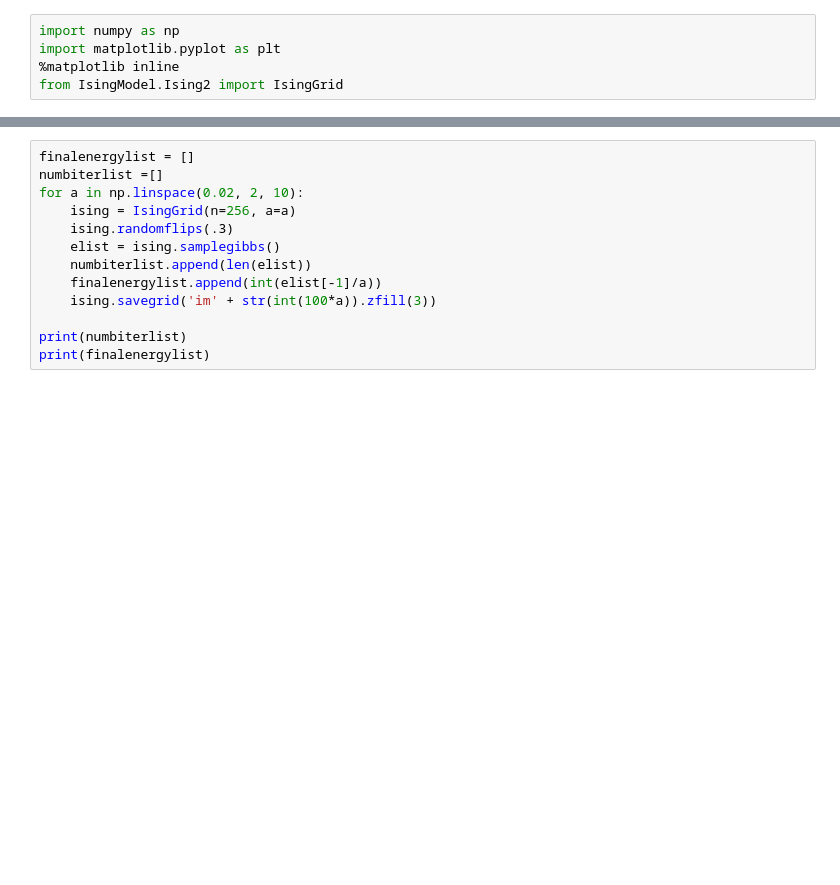
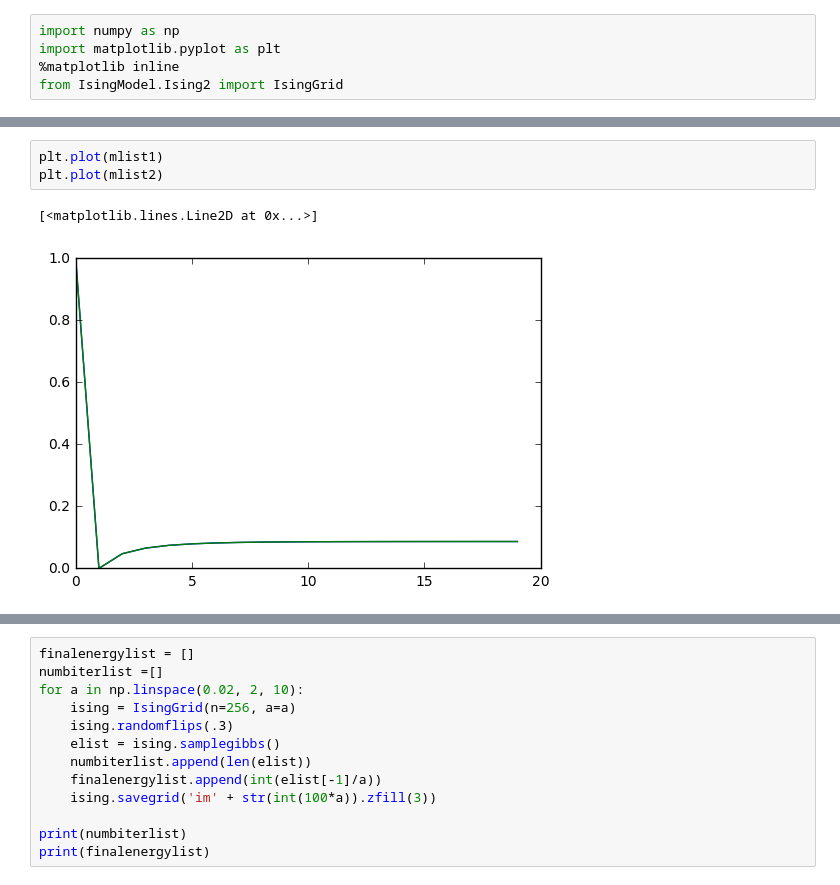
Before and after one commit to remilepriol/IsingGrid, a Jupyter notebook: Test_Ising2.ipynb, the cells around one changed output, grey strips where cells are left out. Saved outputs shown, nothing was run; the diff lists cells and outputs as text; blank space fills up the shorter version.

```diff
--- a/Test_Ising2.ipynb
+++ b/Test_Ising2.ipynb
@@ -41,0 +53,6 @@ plt.show()
+# %%
+plt.plot(mlist1)
+plt.plot(mlist2)
+# %% [output]
+[<matplotlib.lines.Line2D at 0x...>]
+[figure, added]
```
Also changed, not shown: parts of 6 cells of this notebook, 3 other files.
